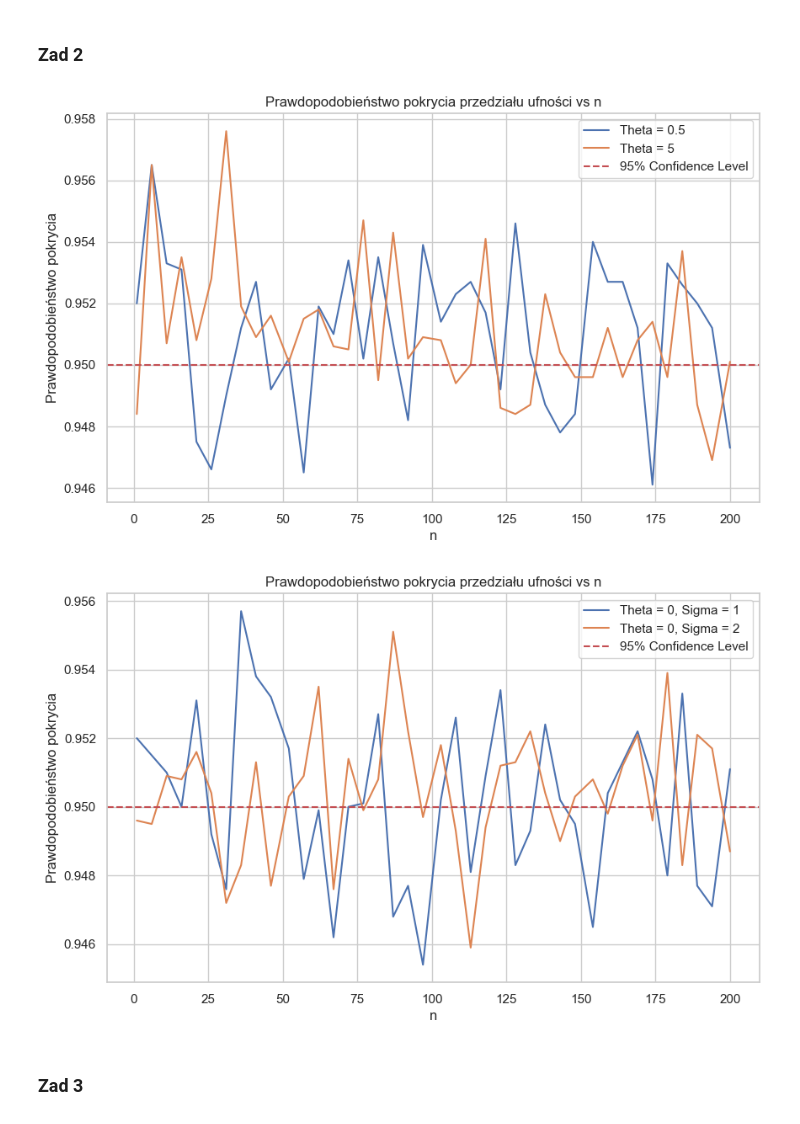
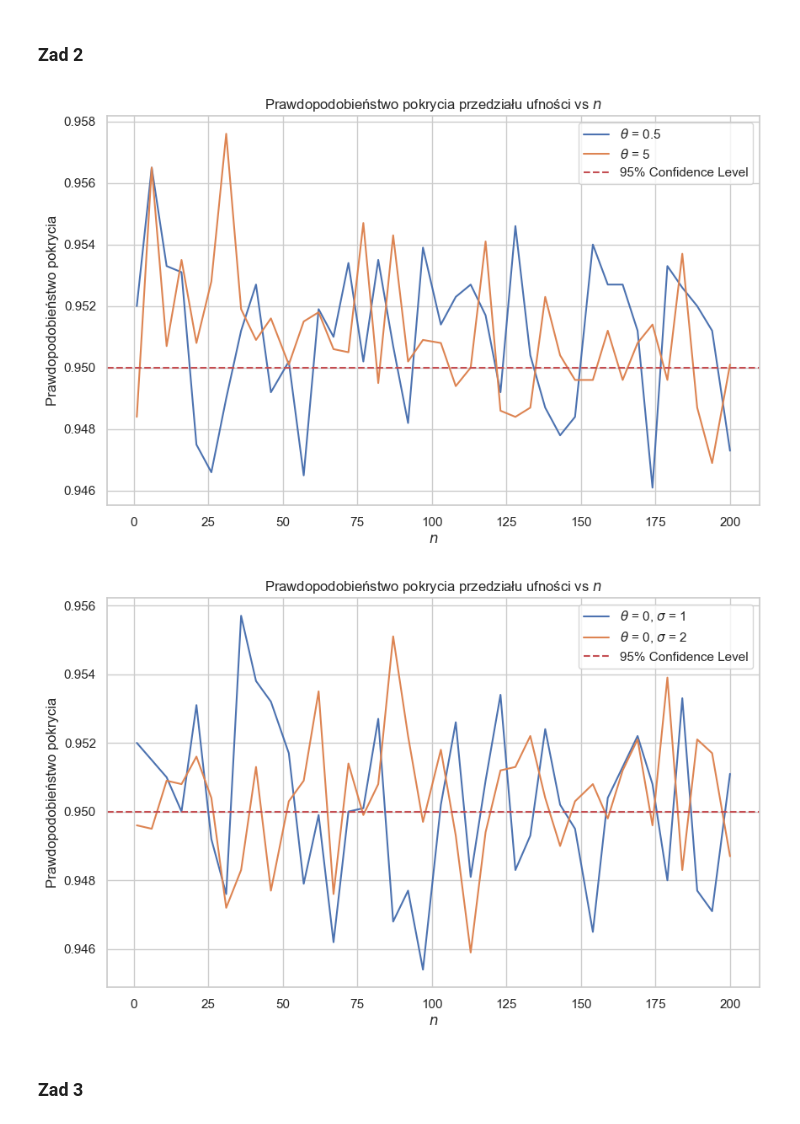
Before and after one commit to jkowalczyk08/statistics-2025, a Jupyter notebook: lab03/lab03.ipynb, the cells around one changed output. Drawn from its saved outputs; the diff is of its cells as text; code cells hidden in the pictures.

```diff
--- a/lab03/lab03.ipynb
+++ b/lab03/lab03.ipynb
@@ -63,18 +63,18 @@ for i, theta in enumerate(theta_values):
         coverage_probability = np.mean(contains_theta)
         coverage_probabilities.append(coverage_probability)
 
-    plt.plot(n_values, coverage_probabilities, label=f'Theta = {theta}')
+    plt.plot(n_values, coverage_probabilities, label=fr'$\theta$ = {theta}')
 
 plt.axhline(y=0.95, color='r', linestyle='--', label='95% Confidence Level')
-plt.xlabel('n')
+plt.xlabel('$n$')
 plt.ylabel('Prawdopodobieństwo pokrycia')
-plt.title('Prawdopodobieństwo pokrycia przedziału ufności vs n')
+plt.title('Prawdopodobieństwo pokrycia przedziału ufności vs $n$')
 plt.legend()
 # plt.show()
 plot_filename = os.path.join(zad2_dir, f"plots_beta.png")
 plt.savefig(plot_filename, bbox_inches='tight')
 # %% [output]
-[figure, old version]
+[figure, new version]
 # %%
 n_values = np.linspace(1, 200, 40, dtype=int)
 parameters = [(0, 1), (0, 2)]
@@ -84,37 +84,37 @@ plt.figure(figsize=(10, 6))
 
 for i, params in enumerate(parameters):
     theta, sigma = params
     coverage_probabilities = []
     for n in n_values:
         # 10000 wierszy, w każdym n próbek lognorm
         data = np.random.lognormal(mean=theta, sigma=sigma, size=(n_simulations, n))
 
         # wektor MLE długości n_simulations
         theta_hats = np.mean(np.log(data), axis=1)
 
         # wektor informacji Fishera długości n_simulations
         fisher_info = 1 / (sigma ** 2)
 
         confidence_intervals_lower = theta_hats - norm.ppf(0.975) * np.sqrt(1 / (n*fisher_info))
         confidence_intervals_upper = theta_hats + norm.ppf(0.975) * np.sqrt(1 / (n*fisher_info))
 
         contains_theta = (confidence_intervals_lower <= theta) & (confidence_intervals_upper >= theta)
 
         coverage_probability = np.mean(contains_theta)
         coverage_probabilities.append(coverage_probability)
 
-    plt.plot(n_values, coverage_probabilities, label=f'Theta = {theta}, Sigma = {sigma}')
+    plt.plot(n_values, coverage_probabilities, label=fr'$\theta$ = {theta}, $\sigma$ = {sigma}')
 
 plt.axhline(y=0.95, color='r', linestyle='--', label='95% Confidence Level')
-plt.xlabel('n')
+plt.xlabel(r'$n$')
 plt.ylabel('Prawdopodobieństwo pokrycia')
-plt.title('Prawdopodobieństwo pokrycia przedziału ufności vs n')
+plt.title(r'Prawdopodobieństwo pokrycia przedziału ufności vs $n$')
 plt.legend()
 # plt.show()
 plot_filename = os.path.join(zad2_dir, f"plots_lognorm.png")
 plt.savefig(plot_filename, bbox_inches='tight')
 # %% [output]
-[figure, old version]
+[figure, new version]
 # %% [markdown]
 ### Zad 3
 # %%
```
Also changed, not shown: parts of 4 cells of this notebook, 8 other files.
